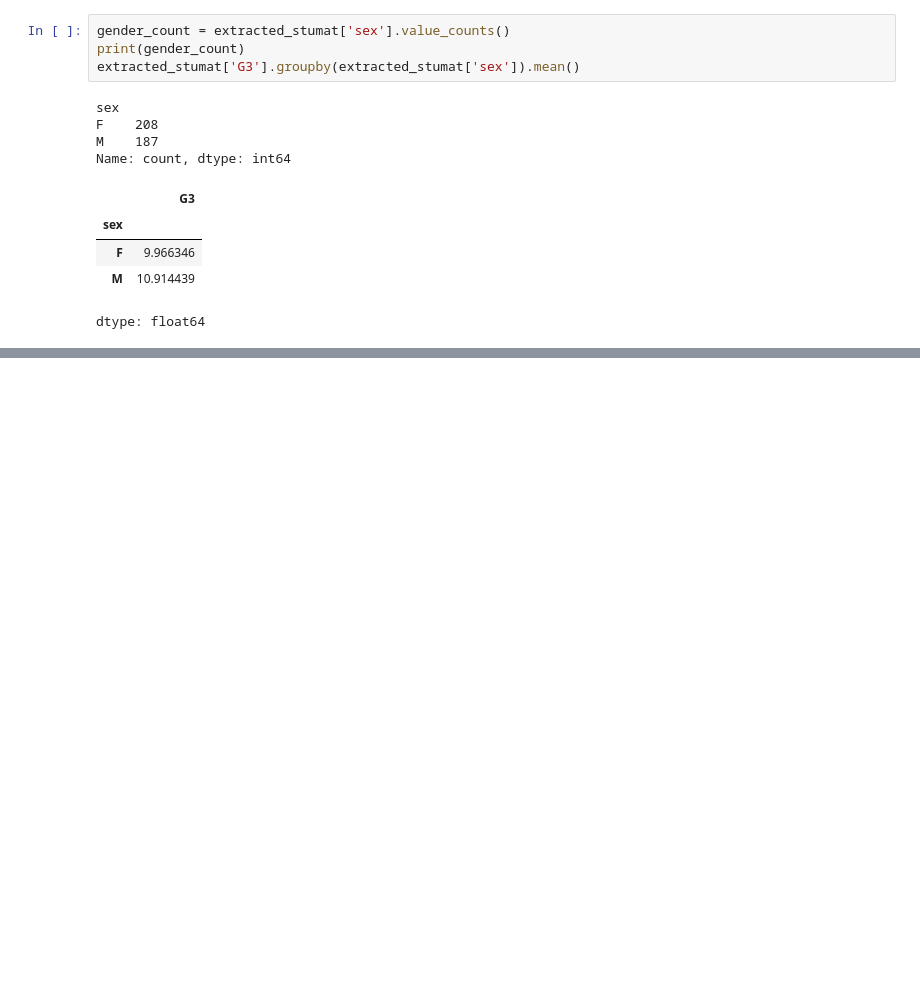
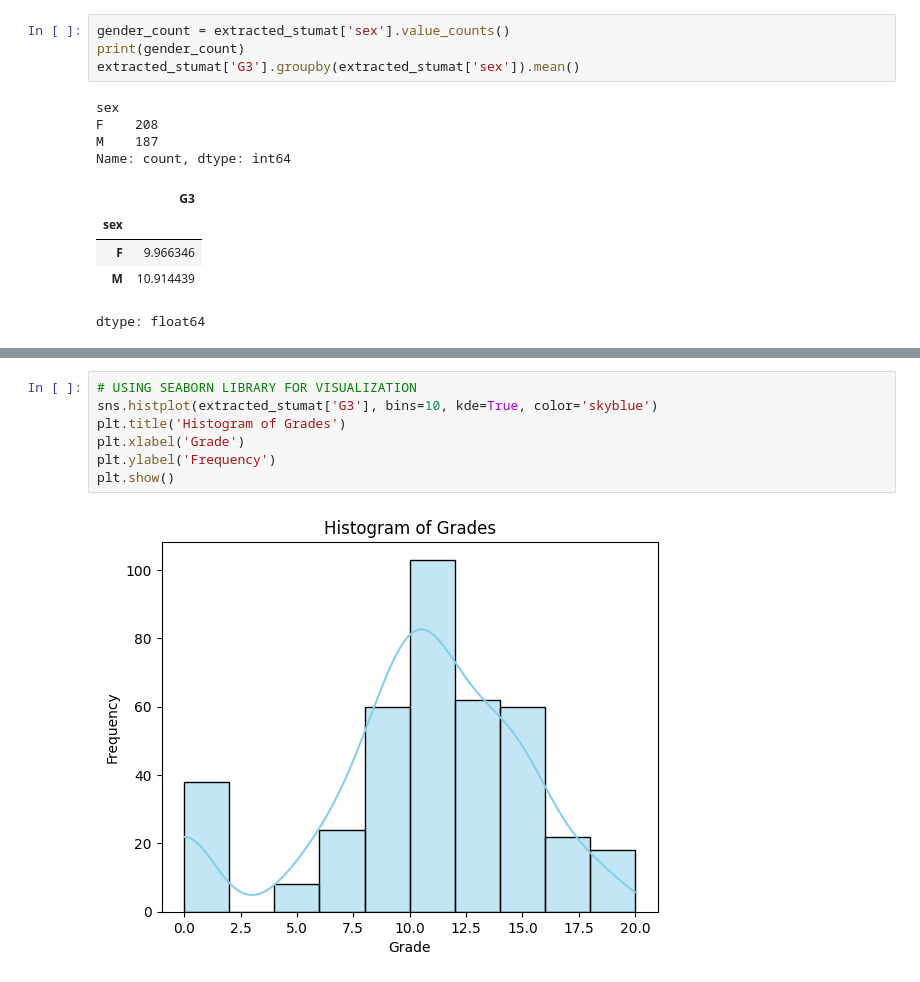
Before and after one commit to dev-sayantan/MainCrafts-Technology-Data-Science-Internship, a Jupyter notebook: student_analysis.ipynb, the cells around one changed output, grey strips where cells are left out. Saved outputs shown, nothing was run; the diff lists cells and outputs as text; blank space fills up the shorter version.

```diff
--- a/student_analysis.ipynb
+++ b/student_analysis.ipynb
@@ -228,0 +349,9 @@ dtype: float64
+# %%
+# USING SEABORN LIBRARY FOR VISUALIZATION
+sns.histplot(extracted_stumat['G3'], bins=10, kde=True, color='skyblue')
+plt.title('Histogram of Grades')
+plt.xlabel('Grade')
+plt.ylabel('Frequency')
+plt.show()
+# %% [output]
+[figure, added]
```
Also changed, not shown: parts of 62 cells of this notebook.
